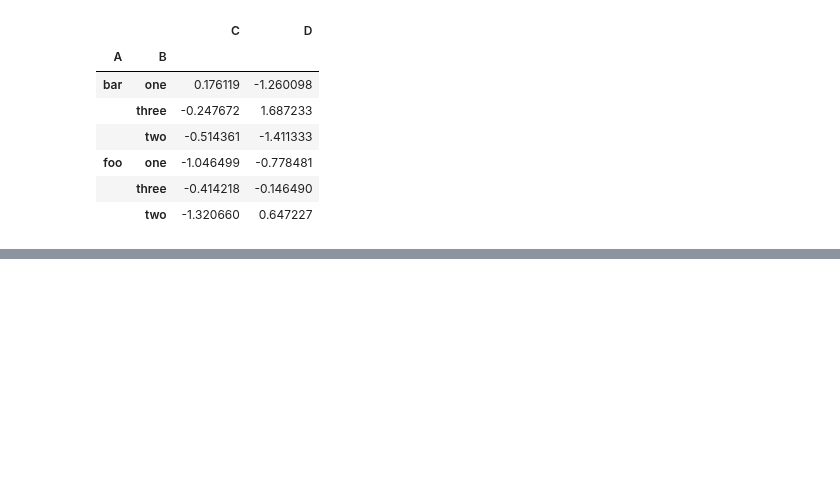
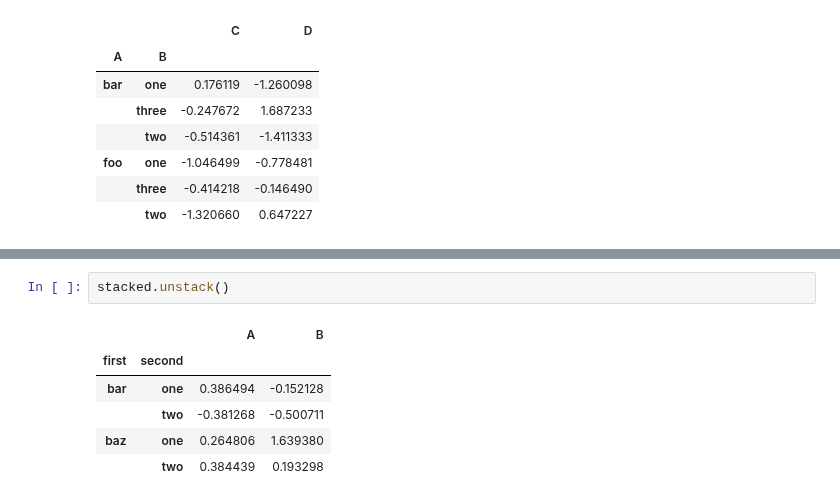
Before and after one commit to dnlmkhlv/ml, a Jupyter notebook: pandas/pandas_tutorial.ipynb, the cells around one changed output, grey strips where cells are left out. Drawn from its saved outputs; the diff is of its cells as text; blank space fills up the shorter version.

```diff
--- a/pandas/pandas_tutorial.ipynb
+++ b/pandas/pandas_tutorial.ipynb
@@ -709,0 +749,9 @@ df.groupby(["A", "B"]).sum()
+# %%
+stacked.unstack()
+# %% [output]
+|  |  | A | B |
+| first | second |  |  |
+| bar | one | 0.386494 | -0.152128 |
+|  | two | -0.381268 | -0.500711 |
+| baz | one | 0.264806 | 1.639380 |
+|  | two | 0.384439 | 0.193298 |
```
Also changed, not shown: parts of 11 cells of this notebook.
